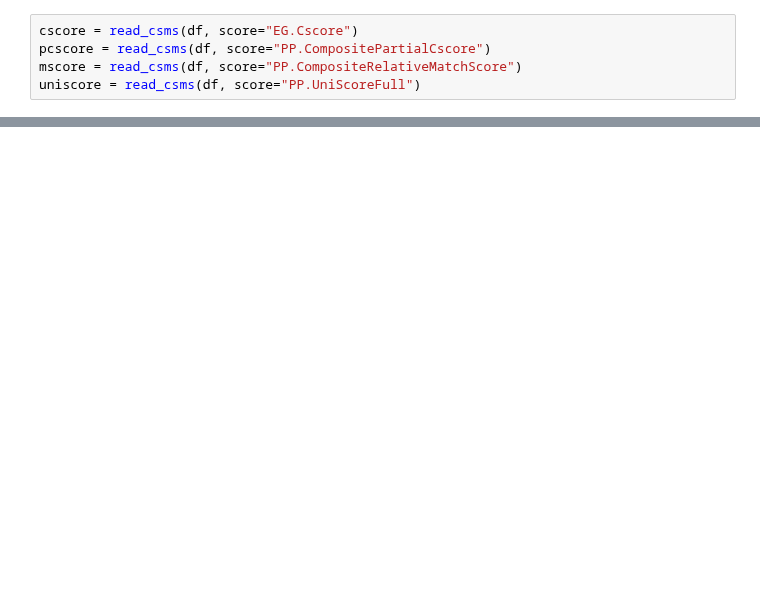
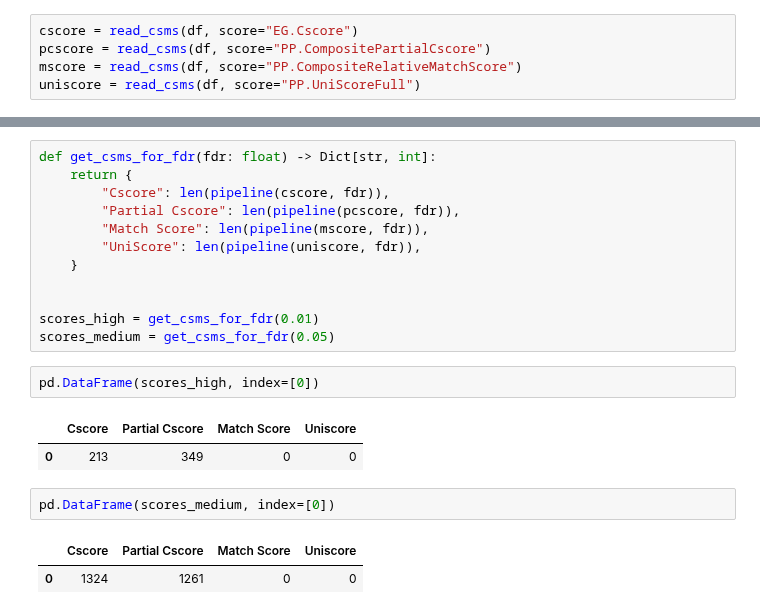
Before and after one commit to hgb-bin-proteomics/MSAnnika_Spectral_Library_exporter_rescoring, a Jupyter notebook: rescore_DIA12_CV486075.ipynb, the cells around one changed output, grey strips where cells are left out. Saved outputs shown, nothing was run; the diff lists cells and outputs as text; blank space fills up the shorter version.

```diff
--- a/rescore_DIA12_CV486075.ipynb
+++ b/rescore_DIA12_CV486075.ipynb
@@ -116,0 +168,22 @@ uniscore = read_csms(df, score="PP.UniScoreFull")
+# %%
+def get_csms_for_fdr(fdr: float) -> Dict[str, int]:
+    return {
+        "Cscore": len(pipeline(cscore, fdr)),
+        "Partial Cscore": len(pipeline(pcscore, fdr)),
+        "Match Score": len(pipeline(mscore, fdr)),
+        "UniScore": len(pipeline(uniscore, fdr)),
+    }
+
+
+scores_high = get_csms_for_fdr(0.01)
+scores_medium = get_csms_for_fdr(0.05)
+# %%
+pd.DataFrame(scores_high, index=[0])
+# %% [output]
+|  | Cscore | Partial Cscore | Match Score | Uniscore |
+| 0 | 213 | 349 | 0 | 0 |
+# %%
+pd.DataFrame(scores_medium, index=[0])
+# %% [output]
+|  | Cscore | Partial Cscore | Match Score | Uniscore |
+| 0 | 1324 | 1261 | 0 | 0 |
```
Also changed, not shown: parts of 10 cells of this notebook.
